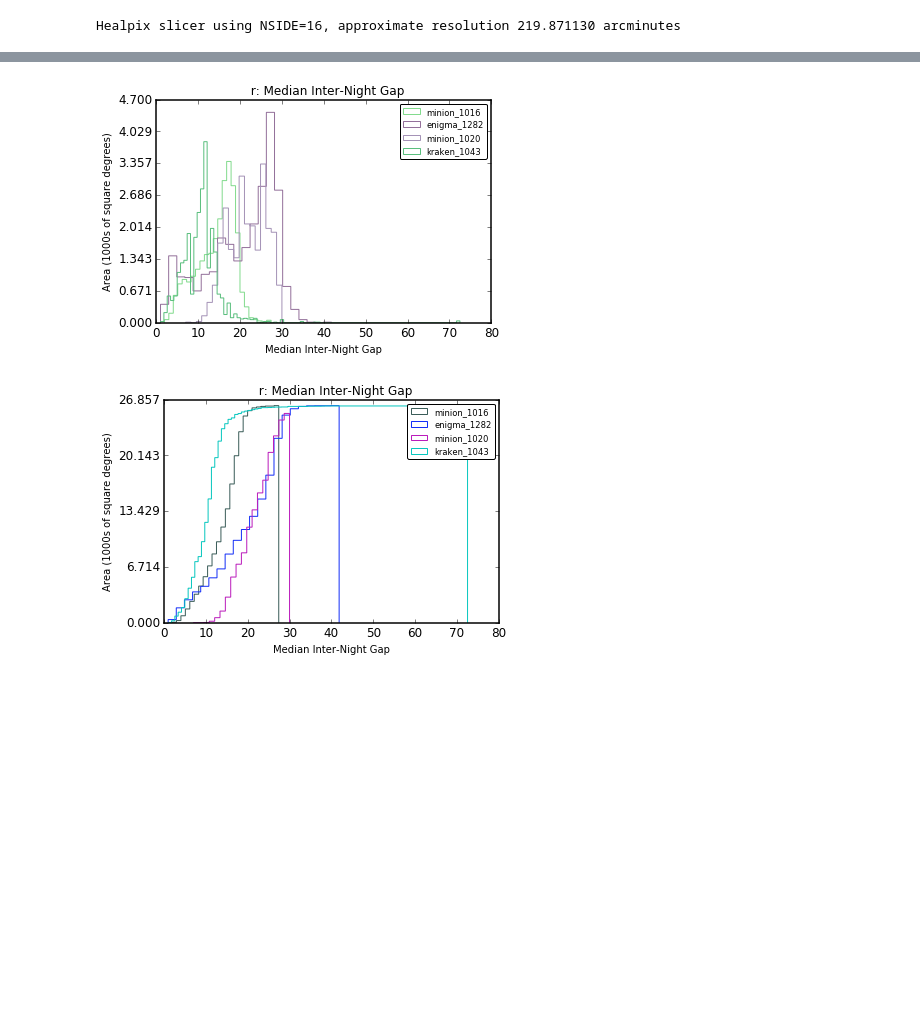
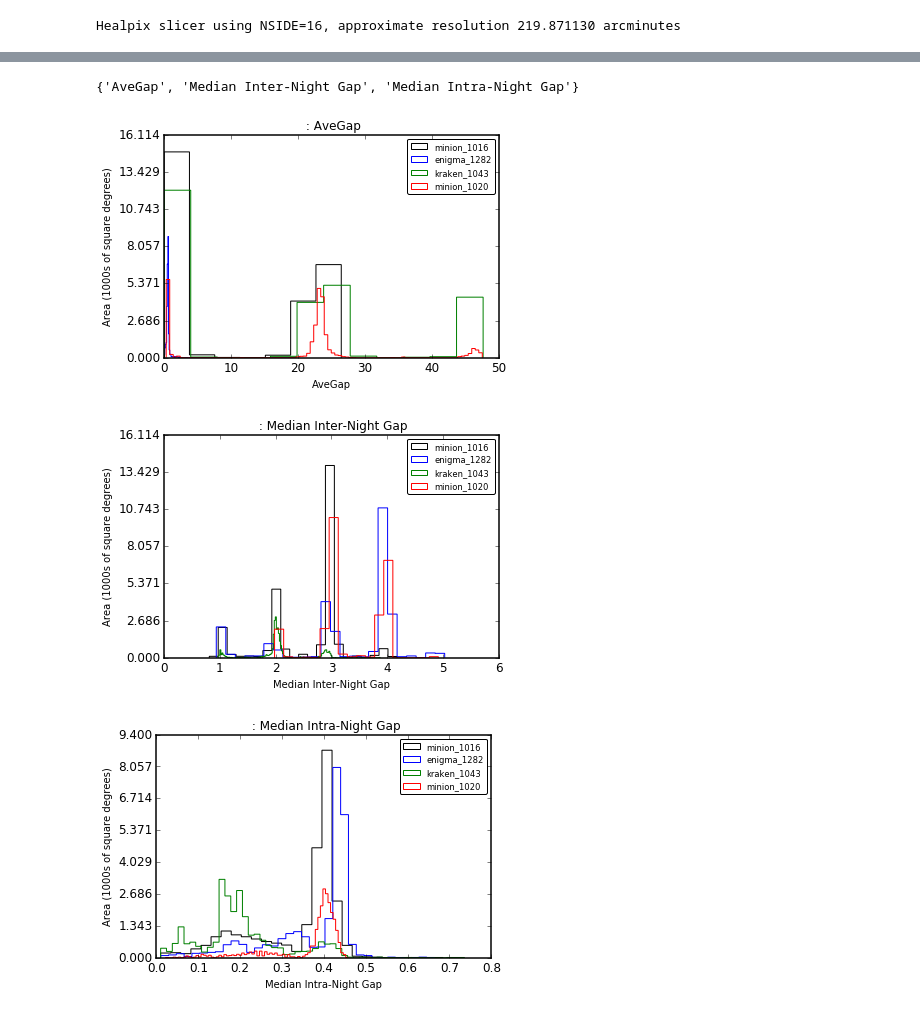
Before and after one commit to LSST-TVSSC/WhitepaperNotebooks, a Jupyter notebook: notebooks/time_gaps.ipynb, the cells around one changed output, grey strips where cells are left out. Cells and saved outputs as stored; diff of their text form; code cells hidden in the pictures; blank space fills up the shorter version.

Commit message:
run on all visits

```diff
--- a/notebooks/time_gaps.ipynb
+++ b/notebooks/time_gaps.ipynb
@@ -118,10 +139,13 @@ Plotting complete.
 # %%
+metric_names = []
 for runName in runs:
     print runName
     bDict = bDictDict[runName]
     for key in sorted(bDict):
         bDict[key].computeSummaryStats(resultsDb=resultsDb)
         print bDict[key].metric.name, bDict[key].summaryValues
+        metric_names.append(bDict[key].metric.name)
     print
+metric_names=set(metric_names)
 # %% [output]
 minion_1016
@@ -145,0 +170,4 @@ bDict[0].metric.name
+# %%
+metric_names
+# %% [output]
+{'AveGap', 'Median Inter-Night Gap', 'Median Intra-Night Gap'}
@@ -146,42 +180,38 @@ bDict[0].metric.name
+# %%
+colors = {'minion_1016':'black', # baseline cadence
+        'enigma_1282':'blue', # NEO with triples
+        'kraken_1043':'green', # no visit pairs
+        'minion_1020':'red'} # PS-like
 # %%
-# loop over runs to make a new bundle list with only the right metrics
-#metricName = 'Median Intra-Night Gap'
-metricName = 'Median Inter-Night Gap'
-new_bundle = []
-for runName in runs:
-    bDict = bDictDict[runName]
-    for key in sorted(bDict):
-        bDict[key].computeSummaryStats(resultsDb=resultsDb)
-        if bDict[key].metric.name == metricName:
-            new_bundle.append(bDict[key])
+def plot_metric_byruns(metricName, bDictDict, cumulative=False):
+    # loop over runs to make a new bundle list with only the right metrics
+    new_bundle = []
+    for runName in runs:
+        bDict = bDictDict[runName]
+        for key in sorted(bDict):
+            bDict[key].computeSummaryStats(resultsDb=resultsDb)
+            if bDict[key].metric.name == metricName:
+                new_bundle.append(bDict[key])
+
+    # Set up the plotHandler.
+    ph = plots.PlotHandler(outDir=outDir, resultsDb=resultsDb)
+    # Instantiate the healpix histogram plotter, since we'll use it a lot.
+    healpixhist = plots.HealpixHistogram()
+    for bundle in new_bundle:
+        bundle.setPlotDict({'cumulative': cumulative,'color':colors[bundle.runName]})
+    ph.setMetricBundles(new_bundle)
+    # Add min/max values to the plots, which will be used for the combo histogram for nvisits.
+    #ph.setPlotDicts(nvisitsPlotRanges)
+    ph.plot(plotFunc=healpixhist)
+    fname = metric
+    plt.savefig(outDir+'/'+ "".join(metricName.split())+'.pdf')
-# %%
-# Set up the plotHandler.
-ph = plots.PlotHandler(outDir=outDir, resultsDb=resultsDb)
-# Instantiate the healpix histogram plotter, since we'll use it a lot.
-healpixhist = plots.HealpixHistogram()
-for bundle in new_bundle:
-    bundle.setPlotDict({'cumulative': False})
-ph.setMetricBundles(new_bundle)
-# Add min/max values to the plots, which will be used for the combo histogram for nvisits.
-#ph.setPlotDicts(nvisitsPlotRanges)
-ph.plot(plotFunc=healpixhist)
-plt.savefig('median_gap_r.pdf')
-# %% [output]
-[figure, removed]
-# %%
-# Set up the plotHandler.
-ph = plots.PlotHandler(outDir=outDir, resultsDb=resultsDb)
-# Instantiate the healpix histogram plotter, since we'll use it a lot.
-healpixhist = plots.HealpixHistogram()
-for bundle in new_bundle:
-    bundle.setPlotDict({'cumulative': True})
-ph.setMetricBundles(new_bundle)
-# Add min/max values to the plots, which will be used for the combo histogram for nvisits.
-ph.setPlotDicts()
-ph.plot(plotFunc=healpixhist)
-plt.savefig('median_gap_cdf_r.pdf')
-# %% [output]
-[figure, removed]
+# %%
+for metricName in metric_names:
+    plot_metric_byruns(metricName,bDictDict)
+# %% [output]
+[figure, added]
+[figure, added]
+[figure, added]
 # %%
 rundb = db.ResultsDb(database=outDir+'/resultsDb_sqlite.db')
 # %%
```
Also changed, not shown: parts of 10 cells of this notebook.
